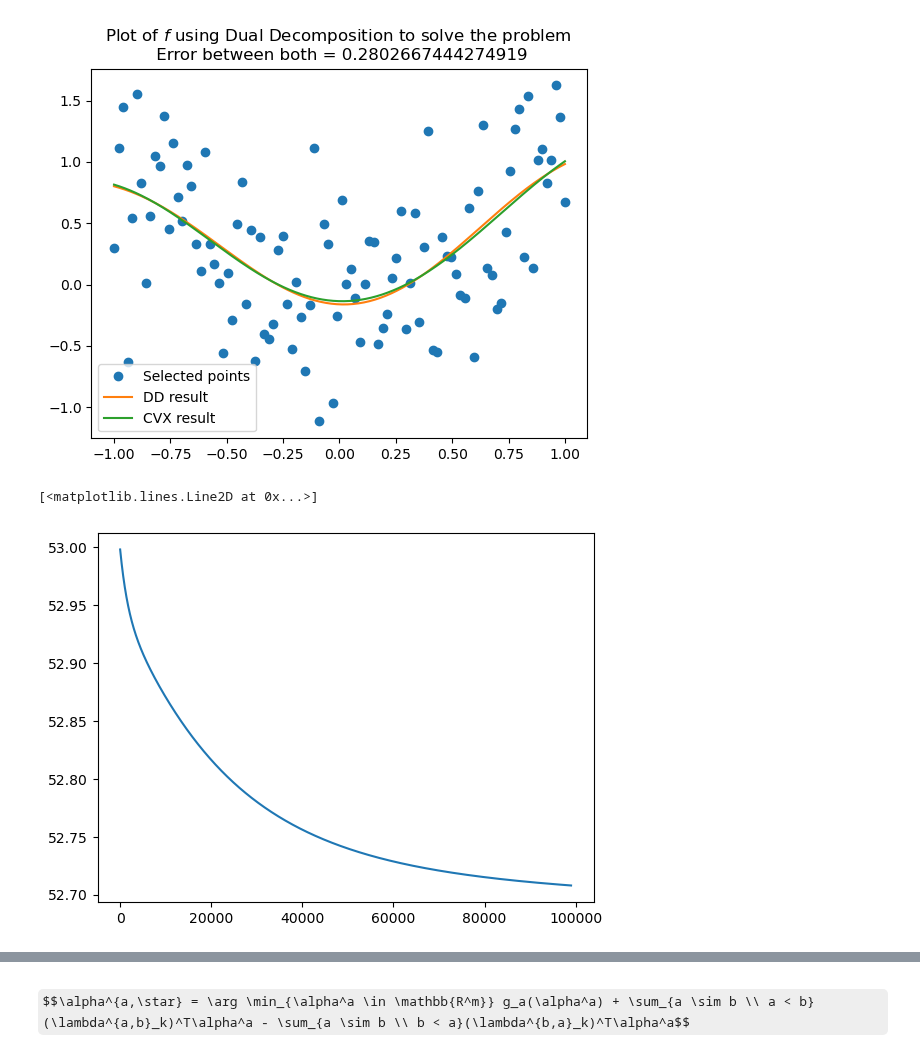
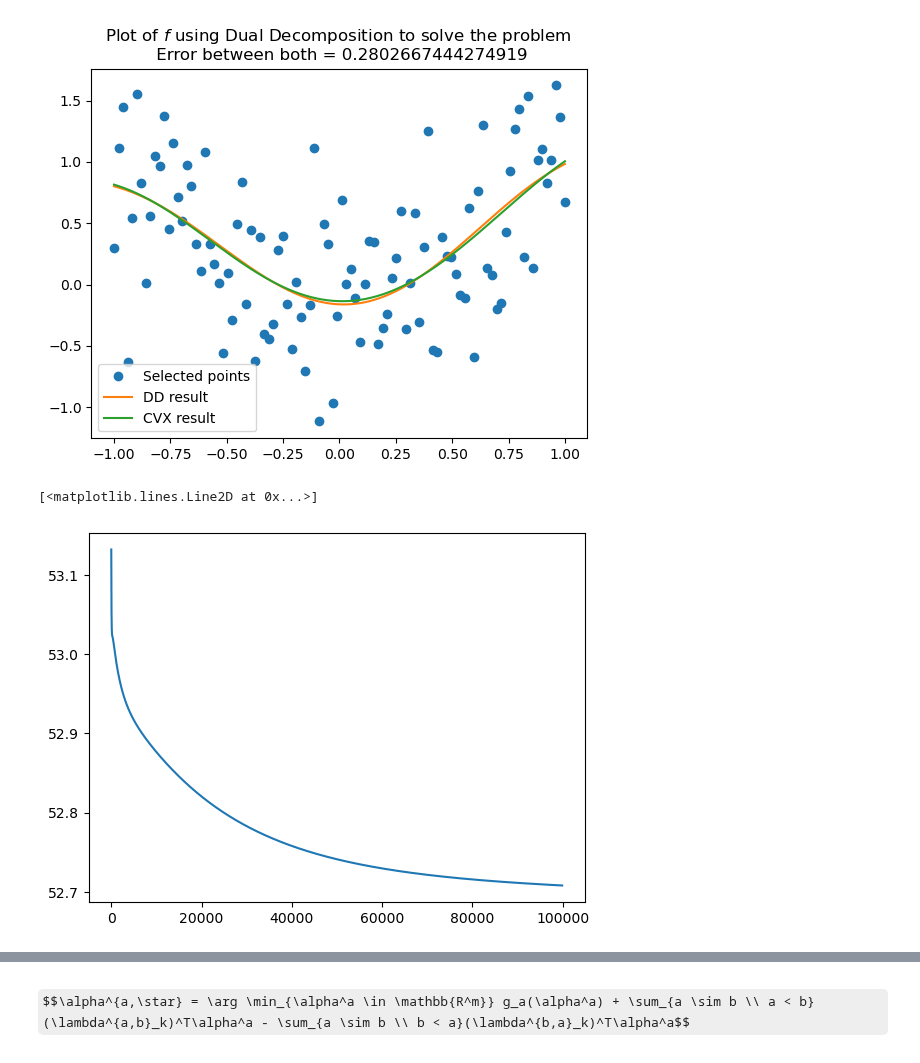
Before and after one commit to RoBarrault/SOD314, a Jupyter notebook: src/Part_one.ipynb, the cells around one changed output, grey strips where cells are left out. Saved outputs shown, nothing was run; the diff lists cells and outputs as text; code cells hidden in the pictures; some formulas as TeX source.

```diff
--- a/src/Part_one.ipynb
+++ b/src/Part_one.ipynb
@@ -512,7 +512,7 @@ plt.title("Plot of $f$ using Dual Decomposition to solve the problem \n Error be
 Text(0.5, 1.0, 'Plot of $f$ using Dual Decomposition to solve the problem \n Error between both = 0.2802667444274919')
 [figure]
 # %%
-plt.plot(g_val[1000:])
+plt.plot(g_val[100:])
 # %% [output]
 [<matplotlib.lines.Line2D at 0x...>]
-[figure, old version]
+[figure, new version]
```
Also changed, not shown: parts of 2 cells of this notebook, 4 other files.
